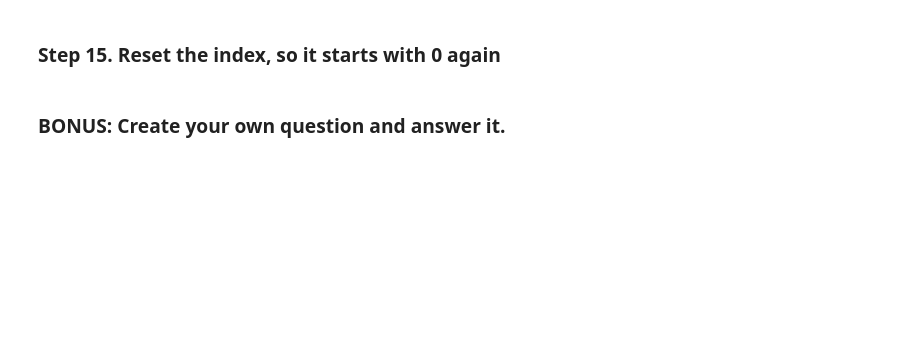
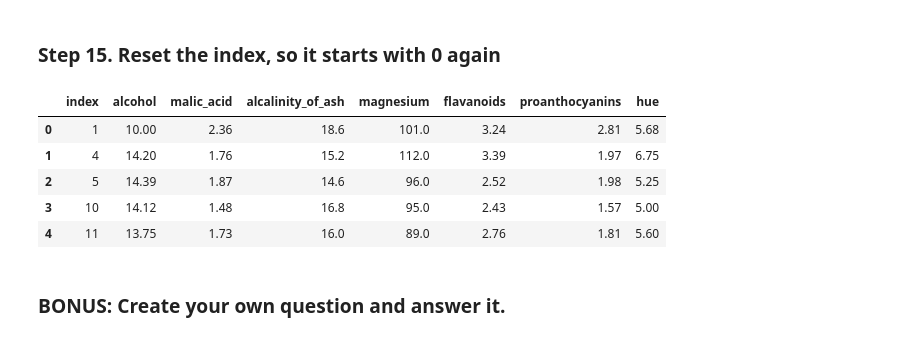
Before and after one commit to 03dipak/practise-pandas-ml, a Jupyter notebook: 10_Deleting/Wine/Exercises.ipynb, the cells around one changed output. Saved outputs shown, nothing was run; the diff lists cells and outputs as text; code cells hidden in the pictures; blank space fills up the shorter version.

```diff
--- a/10_Deleting/Wine/Exercises.ipynb
+++ b/10_Deleting/Wine/Exercises.ipynb
@@ -108,2 +163,5 @@ wine
 # %% [markdown]
 ### Step 13. Delete the rows that contain missing values
+# %%
+wine.dropna(axis=0,inplace=True,how='any')
+wine.head()
@@ -112,4 +218,14 @@ wine
 # %% [markdown]
 ### Step 15.  Reset the index, so it starts with 0 again
+# %%
+wine.reset_index(inplace=True)
+wine.head()
+# %% [output]
+|  | index | alcohol | malic_acid | alcalinity_of_ash | magnesium | flavanoids | proanthocyanins | hue |
+| 0 | 1 | 10.00 | 2.36 | 18.6 | 101.0 | 3.24 | 2.81 | 5.68 |
+| 1 | 4 | 14.20 | 1.76 | 15.2 | 112.0 | 3.39 | 1.97 | 6.75 |
+| 2 | 5 | 14.39 | 1.87 | 14.6 | 96.0 | 2.52 | 1.98 | 5.25 |
+| 3 | 10 | 14.12 | 1.48 | 16.8 | 95.0 | 2.43 | 1.57 | 5.00 |
+| 4 | 11 | 13.75 | 1.73 | 16.0 | 89.0 | 2.76 | 1.81 | 5.60 |
 # %% [markdown]
 ### BONUS: Create your own question and answer it.
```
Also changed, not shown: parts of 8 cells of this notebook.
